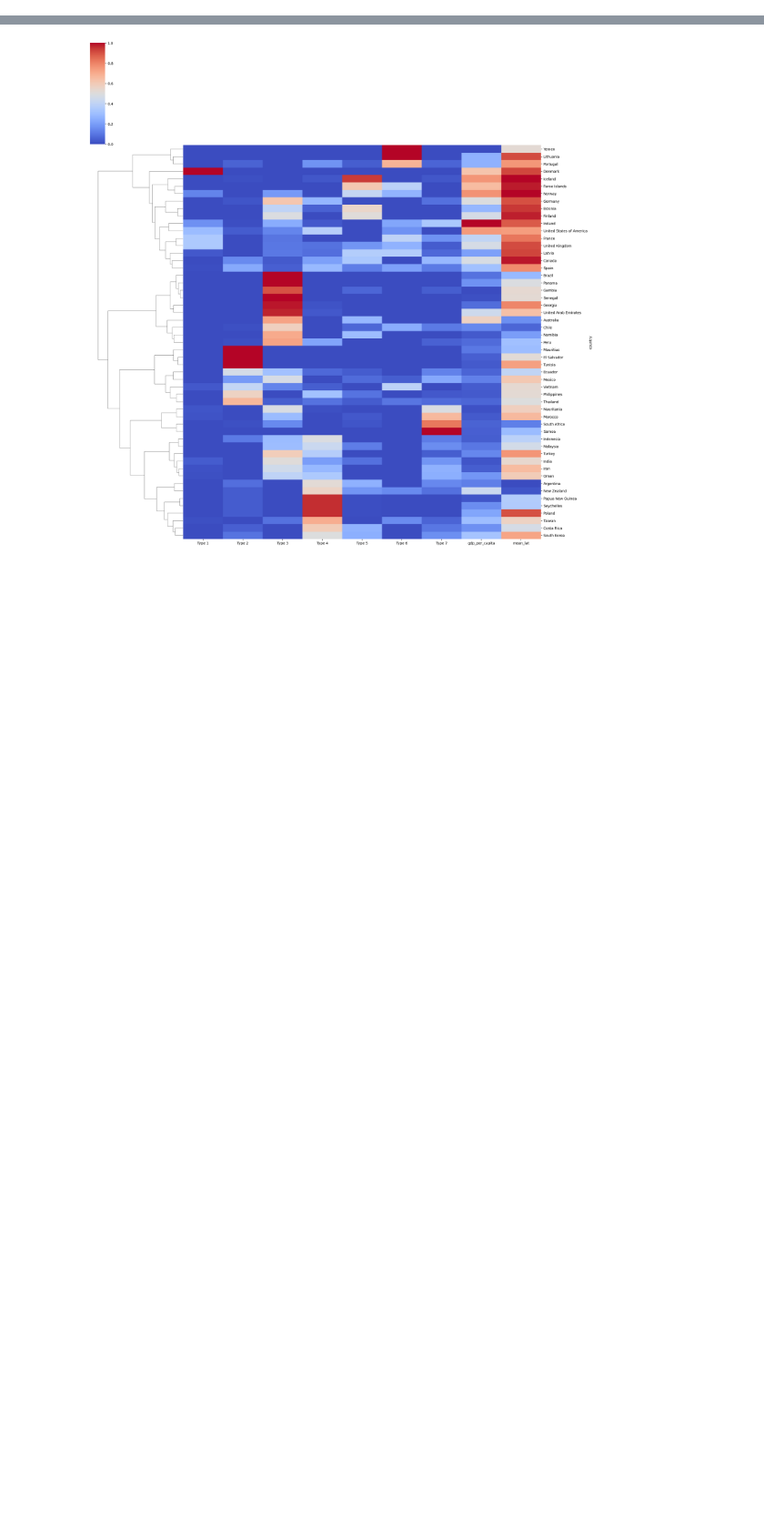
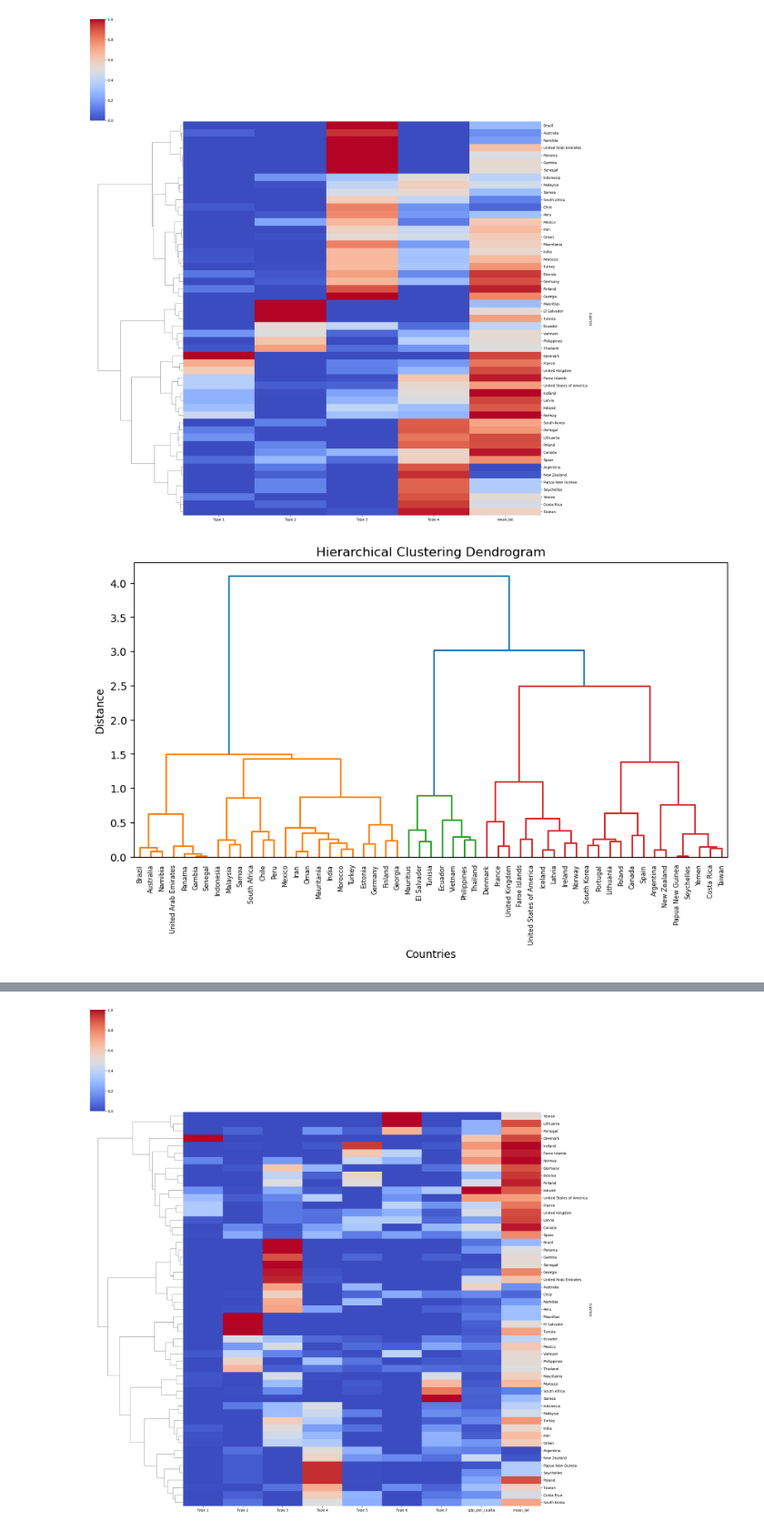
Before and after one commit to SeaAroundUs/end-use-clustering, a Jupyter notebook: src/clustering_testing.ipynb, the cells around one changed output, grey strips where cells are left out. Shown at 91% size. Cells and saved outputs as stored; diff of their text form; code cells hidden in the pictures; blank space fills up the shorter version.

```diff
--- a/src/clustering_testing.ipynb
+++ b/src/clustering_testing.ipynb
@@ -42 +70,13 @@ top_category_4
+# %%
+# Merge W with cleaned mean lat
+profile_mlat_data = cleaned_W.join(gdp_lat_data['mean_lat'])
+
+heatmap_mlat_4 = plot_heatmap(
+    profile_mlat_data, save_fig=True, output_path=graph_output_path)
+
+dendrogram_mlat_4 = plot_dendrogram(
+    profile_mlat_data, save_fig=True, output_path=graph_output_path)
+# %% [output]
+[figure, added]
+[figure, added]
 # %%
```
Also changed, not shown: parts of 18 cells of this notebook, 16 other files.
